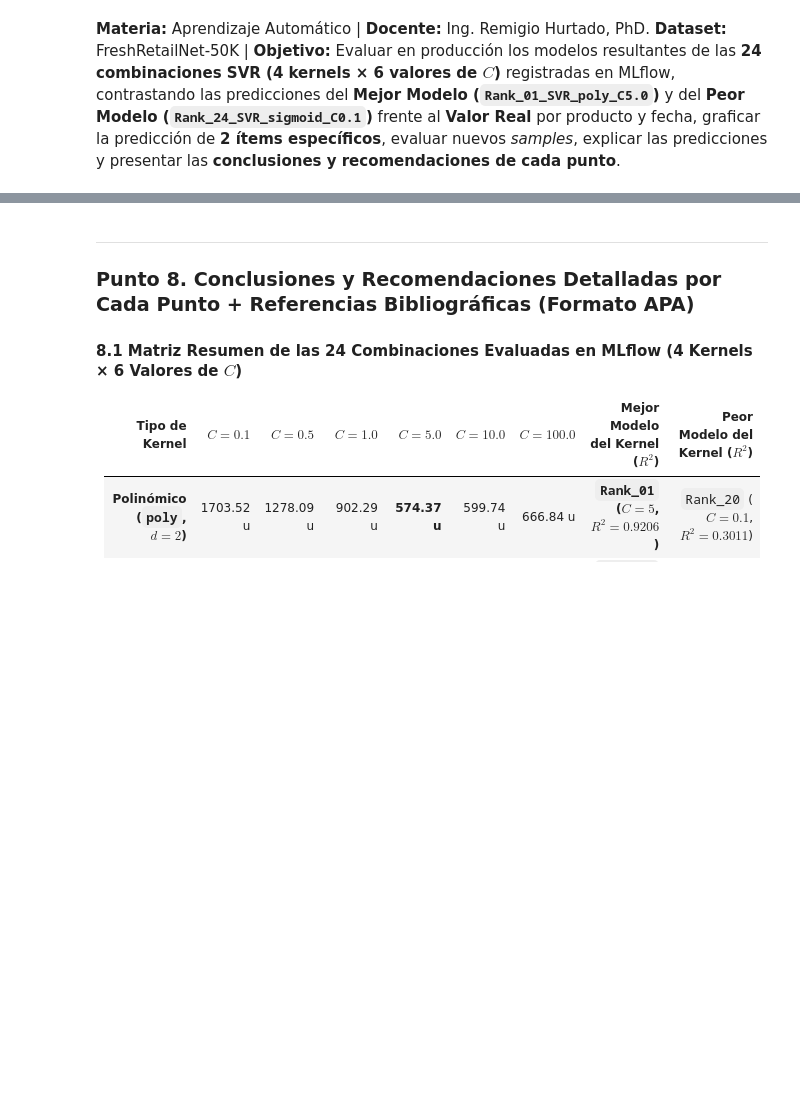
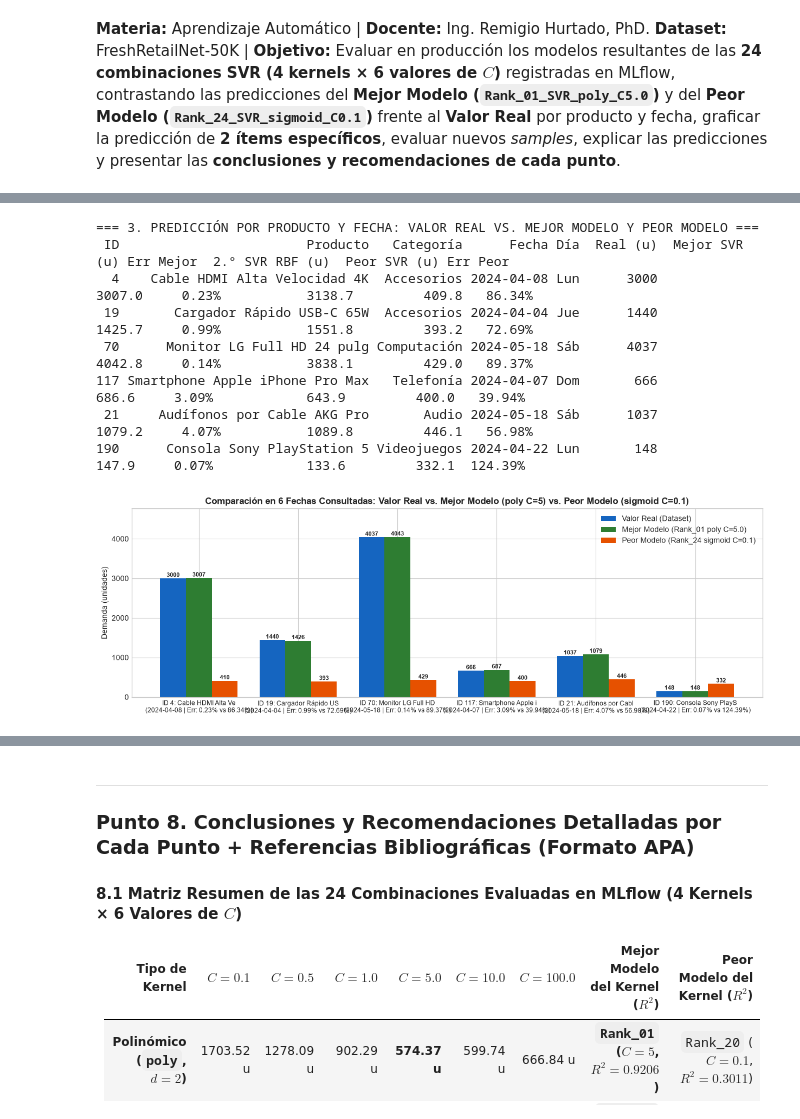
Before and after one commit to patrici0l/Aprendizaje-Automatico, a Jupyter notebook: Practica2.ipynb, the cells around one changed output, grey strips where cells are left out. Drawn from its saved outputs; the diff is of its cells as text; code cells hidden in the pictures; blank space fills up the shorter version.

```diff
--- a/Practica2.ipynb
+++ b/Practica2.ipynb
@@ -183,0 +77,49 @@ La función `graficar_prediccion_dos_items(item_1, item_2)` grafica la predicci
+# %%
+DIAS = ["Lun", "Mar", "Mié", "Jue", "Vie", "Sáb", "Dom"]
+
+def predecir_por_fecha(product_id, fecha):
+    f = df_sales[(df_sales['product_id'] == int(product_id)) & (df_sales['fecha_venta'] == str(fecha))].iloc[0]
+    x_in = pd.DataFrame([f[FEATURES]]).assign(product_id=str(int(product_id)))
+    real = int(f['cantidad_vendida'])
+    p_mejor, p_rbf, p_peor = [round(float(m.predict(x_in)[0]), 1) for m in (modelo_mejor, modelo_rbf, modelo_peor)]
+    return {
+        "ID": int(product_id), "Producto": f['nombre'], "Categoría": f['categoria'], "Fecha": str(fecha),
+        "Día": DIAS[int(f['dia_semana'])], "Real (u)": real,
+        "Mejor SVR (u)": p_mejor, "Err Mejor": f"{abs(real - p_mejor) / real * 100:.2f}%",
+        "2.° SVR RBF (u)": p_rbf,
+        "Peor SVR (u)": p_peor, "Err Peor": f"{abs(real - p_peor) / real * 100:.2f}%"
+    }
+
+consultas = [predecir_por_fecha(pid, f) for pid, f in [
+    (4, "2024-04-08"), (19, "2024-04-04"), (70, "2024-05-18"),
+    (117, "2024-04-07"), (21, "2024-05-18"), (190, "2024-04-22")
+]]
+df_cons = pd.DataFrame(consultas)
+print("=== 3. PREDICCIÓN POR PRODUCTO Y FECHA: VALOR REAL VS. MEJOR MODELO Y PEOR MODELO ===")
+print(df_cons.to_string(index=False))
+
+# Gráfica comparativa de las 6 consultas por fecha (Valor Real vs Mejor SVR vs Peor SVR)
+fig, ax = plt.subplots(figsize=(12.5, 4.3))
+x = np.arange(len(df_cons)); w = 0.26
+for dx, col, lbl, c in [(-w, 'Real (u)', 'Valor Real (Dataset)', '#1565C0'),
+                        (0,  'Mejor SVR (u)', 'Mejor Modelo (Rank_01 poly C=5.0)', '#2E7D32'),
+                        (w,  'Peor SVR (u)', 'Peor Modelo (Rank_24 sigmoid C=0.1)', '#E65100')]:
+    bars = ax.bar(x + dx, df_cons[col], w, label=lbl, color=c)
+    for b in bars:
+        ax.annotate(f"{b.get_height():.0f}", (b.get_x() + b.get_width()/2, b.get_height()),
+                    xytext=(0, 2), textcoords="offset points", ha='center', fontsize=8.2, fontweight='bold')
+ax.set_xticks(x)
+ax.set_xticklabels([f"ID {r['ID']}: {r['Producto'][:18]}\n({r['Fecha']} | Err: {r['Err Mejor']} vs {r['Err Peor']})" for r in consultas], fontsize=8.5)
+ax.set_ylabel("Demanda (unidades)"); ax.set_ylim(0, df_cons['Real (u)'].max() * 1.18)
+ax.set_title("Comparación en 6 Fechas Consultadas: Valor Real vs. Mejor Modelo (poly C=5) vs. Peor Modelo (sigmoid C=0.1)", fontweight='bold')
+ax.legend(loc='upper right'); plt.tight_layout(); plt.show()
+# %% [output]
+=== 3. PREDICCIÓN POR PRODUCTO Y FECHA: VALOR REAL VS. MEJOR MODELO Y PEOR MODELO ===
+ ID                        Producto   Categoría      Fecha Día  Real (u)  Mejor SVR (u) Err Mejor  2.° SVR RBF (u)  Peor SVR (u) Err Peor
+  4    Cable HDMI Alta Velocidad 4K  Accesorios 2024-04-08 Lun      3000         3007.0     0.23%           3138.7         409.8   86.34%
+ 19       Cargador Rápido USB-C 65W  Accesorios 2024-04-04 Jue      1440         1425.7     0.99%           1551.8         393.2   72.69%
+ 70      Monitor LG Full HD 24 pulg Computación 2024-05-18 Sáb      4037         4042.8     0.14%           3838.1         429.0   89.37%
+117 Smartphone Apple iPhone Pro Max   Telefonía 2024-04-07 Dom       666          686.6     3.09%            643.9         400.0   39.94%
+ 21     Audífonos por Cable AKG Pro       Audio 2024-05-18 Sáb      1037         1079.2     4.07%           1089.8         446.1   56.98%
+190      Consola Sony PlayStation 5 Videojuegos 2024-04-22 Lun       148          147.9     0.07%            133.6         332.1  124.39%
+[figure, added]
```
Also changed, not shown: parts of 20 cells of this notebook, 4 other files.
